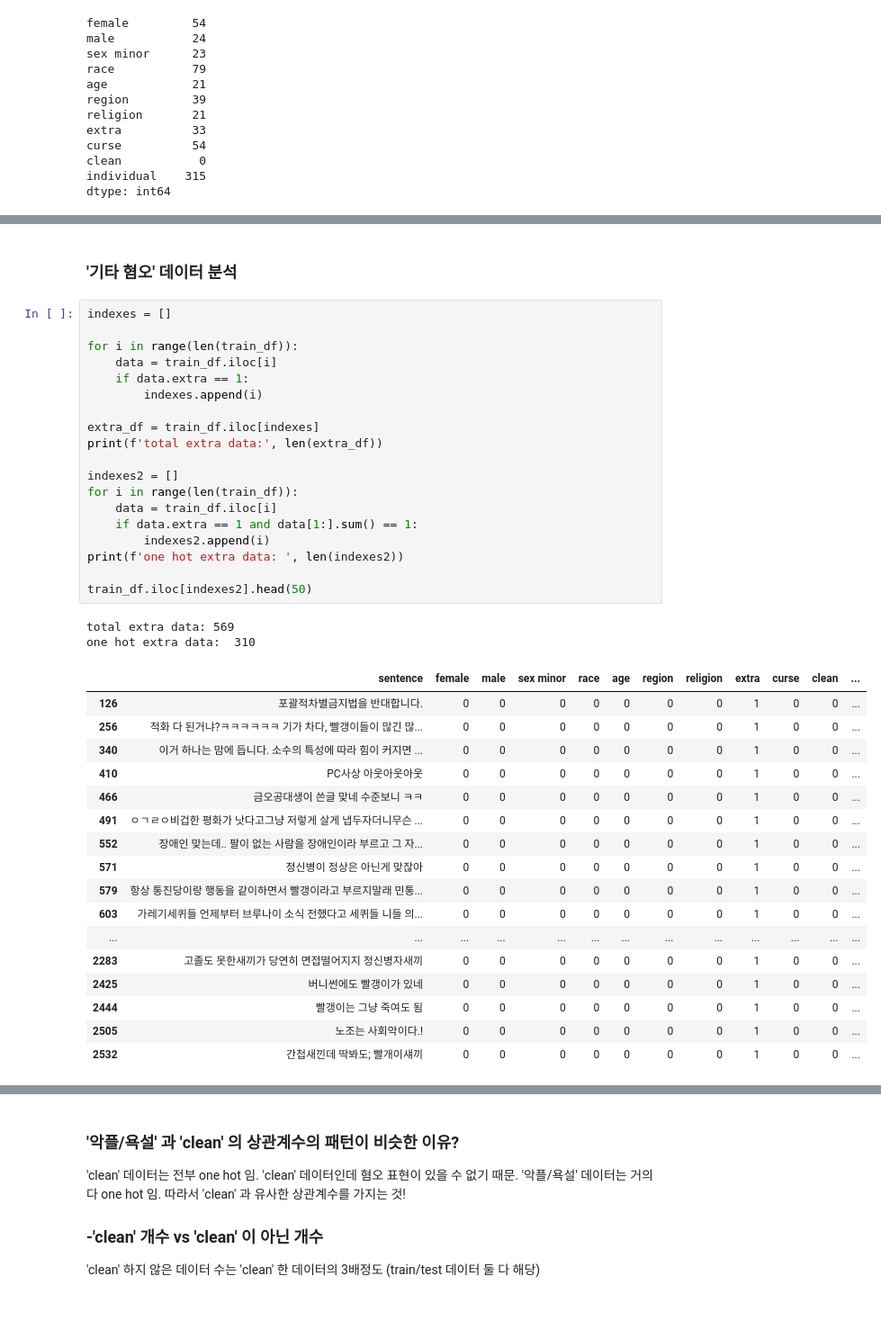
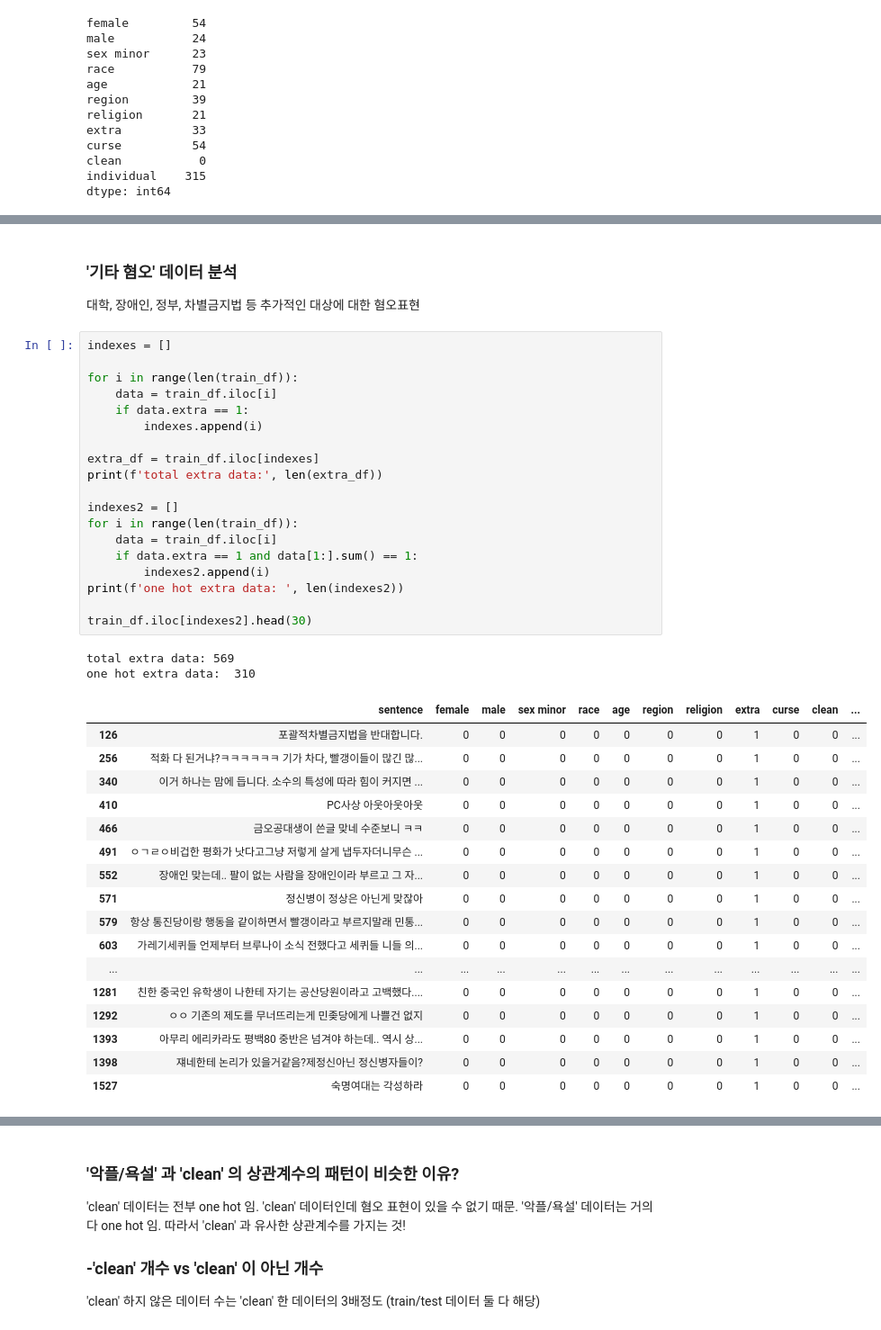
Before and after one commit to kdy20401/hatred-expression-classifier, a Jupyter notebook: data_analysis.ipynb, the cells around one changed output, grey strips where cells are left out. Shown at 90% size. Cells and saved outputs as stored; diff of their text form.

```diff
--- a/data.ipynb
+++ b/data_analysis.ipynb
@@ -344,41 +359,42 @@ curse_df.head()
 # %% [markdown]
 ### '기타 혐오' 데이터 분석
+대학, 장애인, 정부, 차별금지법 등 추가적인 대상에 대한 혐오표현
 # %%
 indexes = []
 
 for i in range(len(train_df)):
     data = train_df.iloc[i]
     if data.extra == 1:
         indexes.append(i)
 
 extra_df = train_df.iloc[indexes]
 print(f'total extra data:', len(extra_df))
 
 indexes2 = []
 for i in range(len(train_df)):
     data = train_df.iloc[i]
     if data.extra == 1 and data[1:].sum() == 1:
         indexes2.append(i)
 print(f'one hot extra data: ', len(indexes2))
 
-train_df.iloc[indexes2].head(50)
+train_df.iloc[indexes2].head(30)
 # %% [output]
 total extra data: 569
 one hot extra data:  310
 |  | sentence | female | male | sex minor | race | age | region | religion | extra | curse | clean | ... |
 | 126 | 포괄적차별금지법을 반대합니다. | 0 | 0 | 0 | 0 | 0 | 0 | 0 | 1 | 0 | 0 | ... |
 | 256 | 적화 다 된거냐?ㅋㅋㅋㅋㅋㅋ 기가 차다, 빨갱이들이 많긴 많... | 0 | 0 | 0 | 0 | 0 | 0 | 0 | 1 | 0 | 0 | ... |
 | 340 | 이거 하나는 맘에 듭니다. 소수의 특성에 따라 힘이 커지면 ... | 0 | 0 | 0 | 0 | 0 | 0 | 0 | 1 | 0 | 0 | ... |
 | 410 | PC사상 아웃아웃아웃 | 0 | 0 | 0 | 0 | 0 | 0 | 0 | 1 | 0 | 0 | ... |
 | 466 | 금오공대생이 쓴글 맞네 수준보니 ㅋㅋ | 0 | 0 | 0 | 0 | 0 | 0 | 0 | 1 | 0 | 0 | ... |
 | 491 | ㅇㄱㄹㅇ비겁한 평화가 낫다고그냥 저렇게 살게 냅두자더니무슨 ... | 0 | 0 | 0 | 0 | 0 | 0 | 0 | 1 | 0 | 0 | ... |
 | 552 | 장애인 맞는데.. 팔이 없는 사람을 장애인이라 부르고 그 자... | 0 | 0 | 0 | 0 | 0 | 0 | 0 | 1 | 0 | 0 | ... |
 | 571 | 정신병이 정상은 아닌게 맞잖아 | 0 | 0 | 0 | 0 | 0 | 0 | 0 | 1 | 0 | 0 | ... |
 | 579 | 항상 통진당이랑 행동을 같이하면서 빨갱이라고 부르지말래 민통... | 0 | 0 | 0 | 0 | 0 | 0 | 0 | 1 | 0 | 0 | ... |
 | 603 | 가레기세퀴들 언제부터 브루나이 소식 전했다고 세퀴들 니들 의... | 0 | 0 | 0 | 0 | 0 | 0 | 0 | 1 | 0 | 0 | ... |
 | ... | ... | ... | ... | ... | ... | ... | ... | ... | ... | ... | ... | ... |
-| 2283 | 고졸도 못한새끼가 당연히 면접떨어지지 정신병자새끼 | 0 | 0 | 0 | 0 | 0 | 0 | 0 | 1 | 0 | 0 | ... |
-| 2425 | 버니썬에도 빨갱이가 있네 | 0 | 0 | 0 | 0 | 0 | 0 | 0 | 1 | 0 | 0 | ... |
-| 2444 | 빨갱이는 그냥 죽여도 됨 | 0 | 0 | 0 | 0 | 0 | 0 | 0 | 1 | 0 | 0 | ... |
-| 2505 | 노조는 사회악이다.! | 0 | 0 | 0 | 0 | 0 | 0 | 0 | 1 | 0 | 0 | ... |
-| 2532 | 간첩새낀데 딱봐도; 빨개이섀끼 | 0 | 0 | 0 | 0 | 0 | 0 | 0 | 1 | 0 | 0 | ... |
+| 1281 | 친한 중국인 유학생이 나한테 자기는 공산당원이라고 고백했다.... | 0 | 0 | 0 | 0 | 0 | 0 | 0 | 1 | 0 | 0 | ... |
+| 1292 | ㅇㅇ 기존의 제도를 무너뜨리는게 민좆당에게 나쁠건 없지 | 0 | 0 | 0 | 0 | 0 | 0 | 0 | 1 | 0 | 0 | ... |
+| 1393 | 아무리 에리카라도 평백80 중반은 넘겨야 하는데.. 역시 상... | 0 | 0 | 0 | 0 | 0 | 0 | 0 | 1 | 0 | 0 | ... |
+| 1398 | 쟤네한테 논리가 있을거같음?제정신아닌 정신병자들이? | 0 | 0 | 0 | 0 | 0 | 0 | 0 | 1 | 0 | 0 | ... |
+| 1527 | 숙명여대는 각성하라 | 0 | 0 | 0 | 0 | 0 | 0 | 0 | 1 | 0 | 0 | ... |
```
Also changed, not shown: parts of 8 cells of this notebook, 3 other files.
